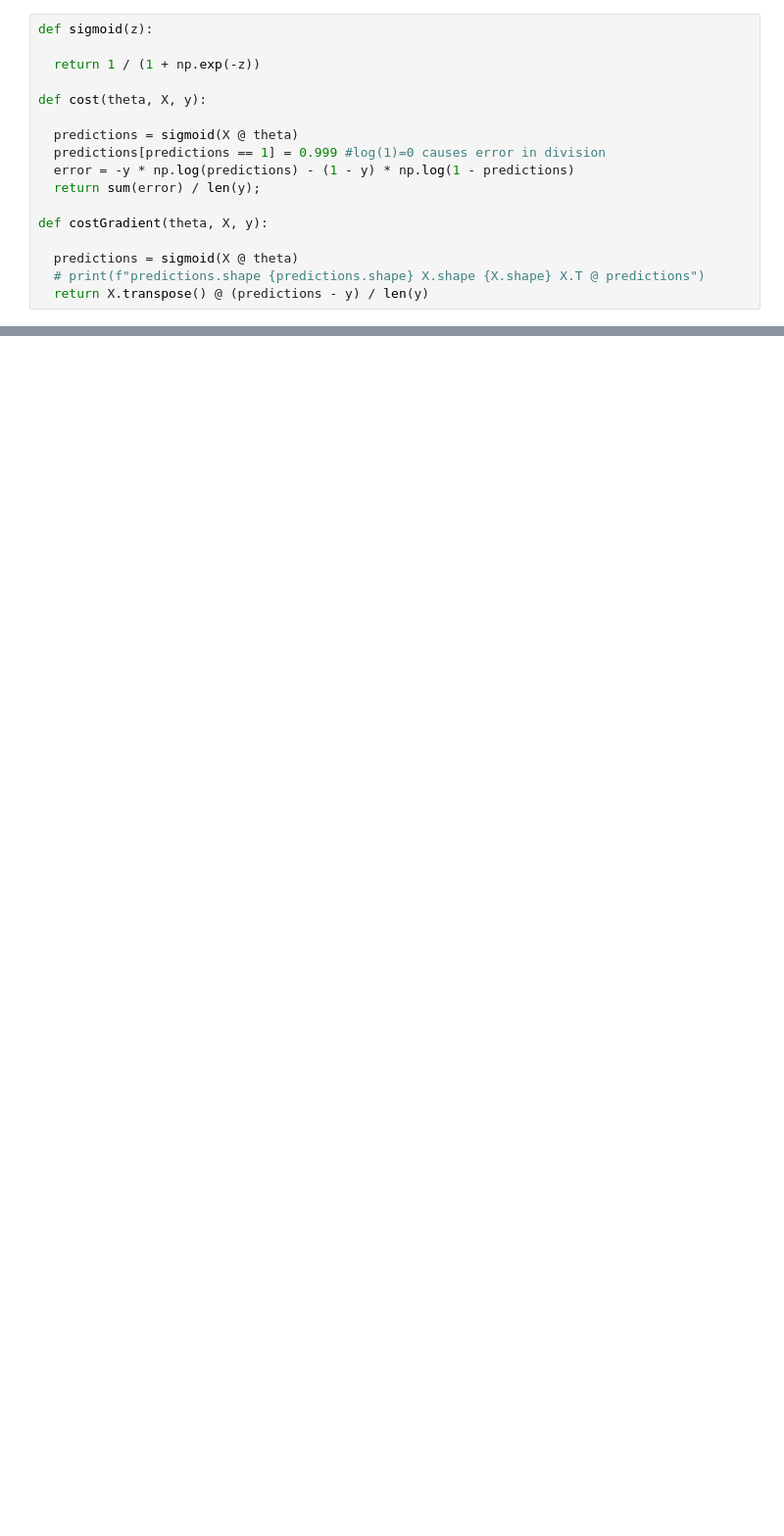
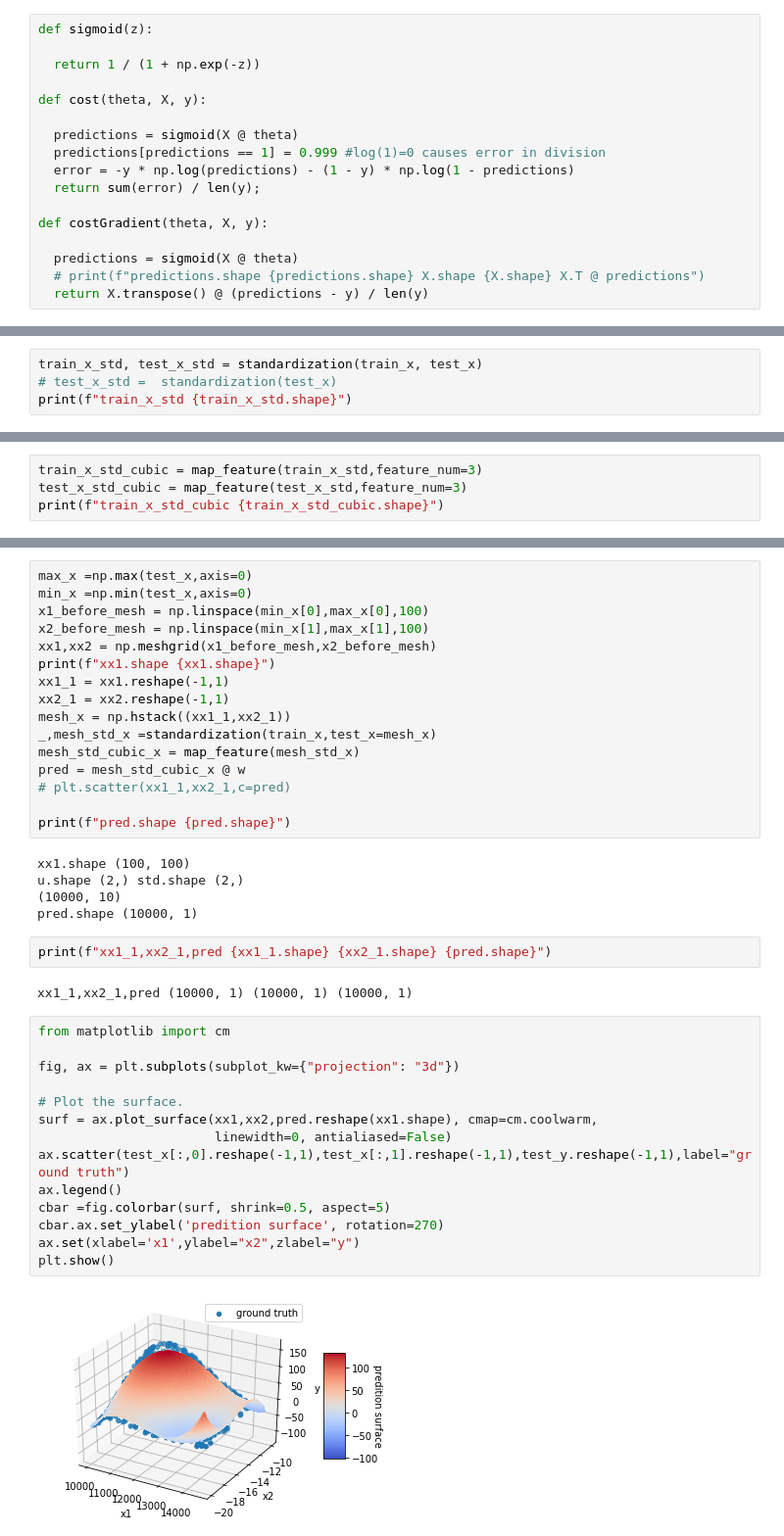
Before and after one commit to linjiw/787, a Jupyter notebook: hw4.ipynb, the cells around one changed output, grey strips where cells are left out. Shown at 98% size. Cells and saved outputs as stored; diff of their text form; blank space fills up the shorter version.

```diff
--- a/hw4.ipynb
+++ b/hw4.ipynb
@@ -123,0 +342,4 @@ np.save('w.npy',w_all)
+# %%
+train_x_std, test_x_std = standardization(train_x, test_x)
+# test_x_std =  standardization(test_x)
+print(f"train_x_std {train_x_std.shape}")
@@ -123,0 +349,4 @@ np.save('w.npy',w_all)
+# %%
+train_x_std_cubic = map_feature(train_x_std,feature_num=3)
+test_x_std_cubic = map_feature(test_x_std,feature_num=3)
+print(f"train_x_std_cubic {train_x_std_cubic.shape}")
@@ -123,0 +456,41 @@ np.save('w.npy',w_all)
+# %%
+max_x =np.max(test_x,axis=0)
+min_x =np.min(test_x,axis=0)
+x1_before_mesh = np.linspace(min_x[0],max_x[0],100)
+x2_before_mesh = np.linspace(min_x[1],max_x[1],100)
+xx1,xx2 = np.meshgrid(x1_before_mesh,x2_before_mesh)
+print(f"xx1.shape {xx1.shape}")
+xx1_1 = xx1.reshape(-1,1)
+xx2_1 = xx2.reshape(-1,1)
+mesh_x = np.hstack((xx1_1,xx2_1))
+_,mesh_std_x =standardization(train_x,test_x=mesh_x)
+mesh_std_cubic_x = map_feature(mesh_std_x)
+pred = mesh_std_cubic_x @ w
+# plt.scatter(xx1_1,xx2_1,c=pred)
+
+print(f"pred.shape {pred.shape}")
+# %% [output]
+xx1.shape (100, 100)
+u.shape (2,) std.shape (2,)
+(10000, 10)
+pred.shape (10000, 1)
+# %%
+print(f"xx1_1,xx2_1,pred {xx1_1.shape} {xx2_1.shape} {pred.shape}")
+# %% [output]
+xx1_1,xx2_1,pred (10000, 1) (10000, 1) (10000, 1)
+# %%
+from matplotlib import cm
+
+fig, ax = plt.subplots(subplot_kw={"projection": "3d"})
+
+# Plot the surface.
+surf = ax.plot_surface(xx1,xx2,pred.reshape(xx1.shape), cmap=cm.coolwarm,
+                       linewidth=0, antialiased=False)
+ax.scatter(test_x[:,0].reshape(-1,1),test_x[:,1].reshape(-1,1),test_y.reshape(-1,1),label="ground truth")
+ax.legend()
+cbar =fig.colorbar(surf, shrink=0.5, aspect=5)
+cbar.ax.set_ylabel('predition surface', rotation=270)
+ax.set(xlabel='x1',ylabel="x2",zlabel="y")
+plt.show()
+# %% [output]
+[figure, added]
```
Also changed, not shown: parts of 69 cells of this notebook.
